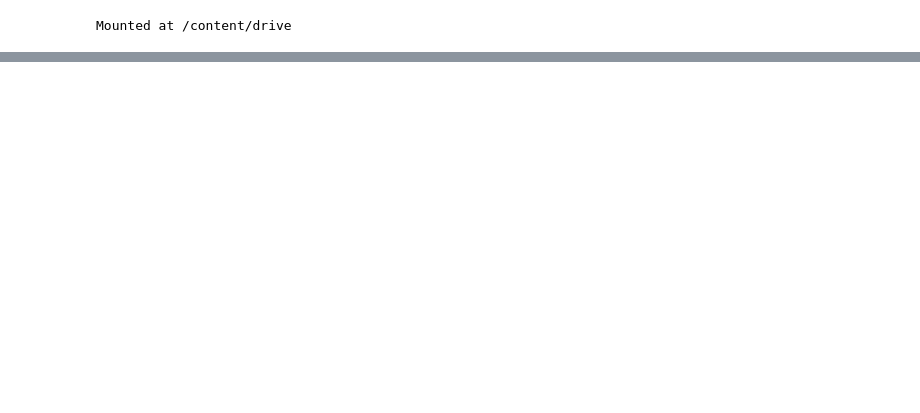
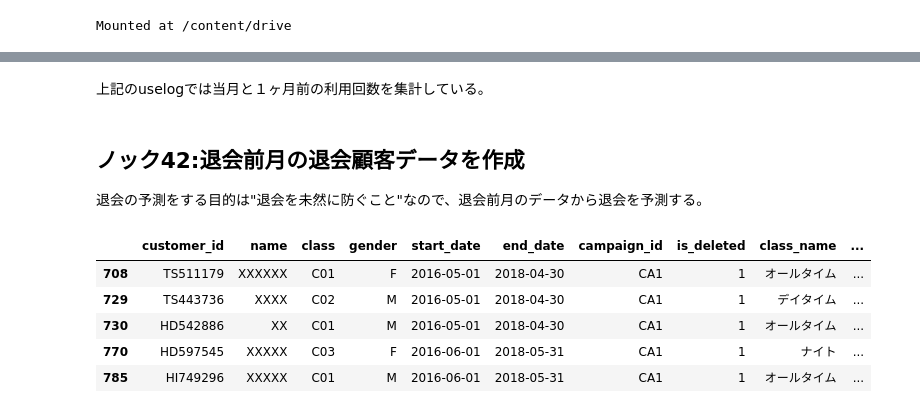
Before and after one commit to newstage75/python_data_analysis_100knock, a Jupyter notebook: 第5章/【機械学習】顧客の退会を予測する10本ノック.ipynb, the cells around one changed output, grey strips where cells are left out. Cells and saved outputs as stored; diff of their text form; code cells hidden in the pictures; blank space fills up the shorter version.

```diff
--- a/第5章/【機械学習】顧客の退会を予測する10本ノック.ipynb
+++ b/第5章/【機械学習】顧客の退会を予測する10本ノック.ipynb
@@ -18,0 +62,18 @@ uselog_months = pd.read_csv('use_log_months.csv')
+# %% [markdown]
+上記のuselogでは当月と１ヶ月前の利用回数を集計している。
+# %% [markdown]
+## ノック42:退会前月の退会顧客データを作成
+
+退会の予測をする目的は"退会を未然に防ぐこと"なので、退会前月のデータから退会を予測する。
+# %%
+# 退会した顧客に絞り込んで、end_date列の1ヶ月前の年月を取得し、ノック41で整形したuselogとcustomer_id、年月をキーにして結合する。
+from dateutil.relativedelta import relativedelta
+exit_customer = customer.loc[customer["is_deleted"]==1]
+exit_customer.head()
+# %% [output]
+|  | customer_id | name | class | gender | start_date | end_date | campaign_id | is_deleted | class_name | ... |
+| 708 | TS511179 | XXXXXX | C01 | F | 2016-05-01 | 2018-04-30 | CA1 | 1 | オールタイム | ... |
+| 729 | TS443736 | XXXX | C02 | M | 2016-05-01 | 2018-04-30 | CA1 | 1 | デイタイム | ... |
+| 730 | HD542886 | XX | C01 | M | 2016-05-01 | 2018-04-30 | CA1 | 1 | オールタイム | ... |
+| 770 | HD597545 | XXXXX | C03 | F | 2016-06-01 | 2018-05-31 | CA1 | 1 | ナイト | ... |
+| 785 | HI749296 | XXXXX | C01 | M | 2016-06-01 | 2018-05-31 | CA1 | 1 | オールタイム | ... |
```
Also changed, not shown: parts of 5 cells of this notebook.
